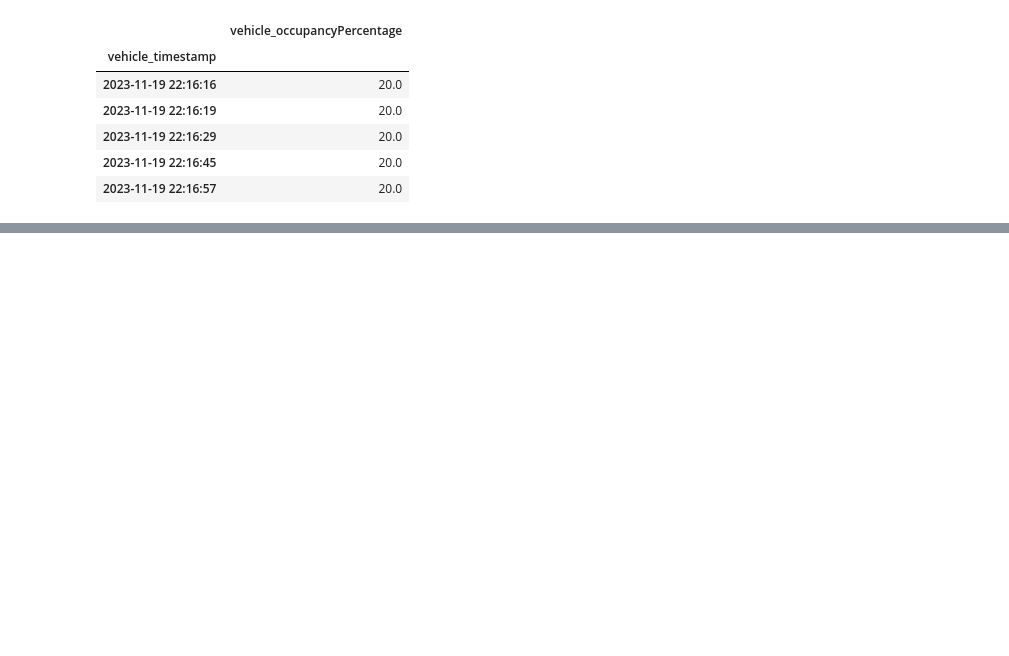
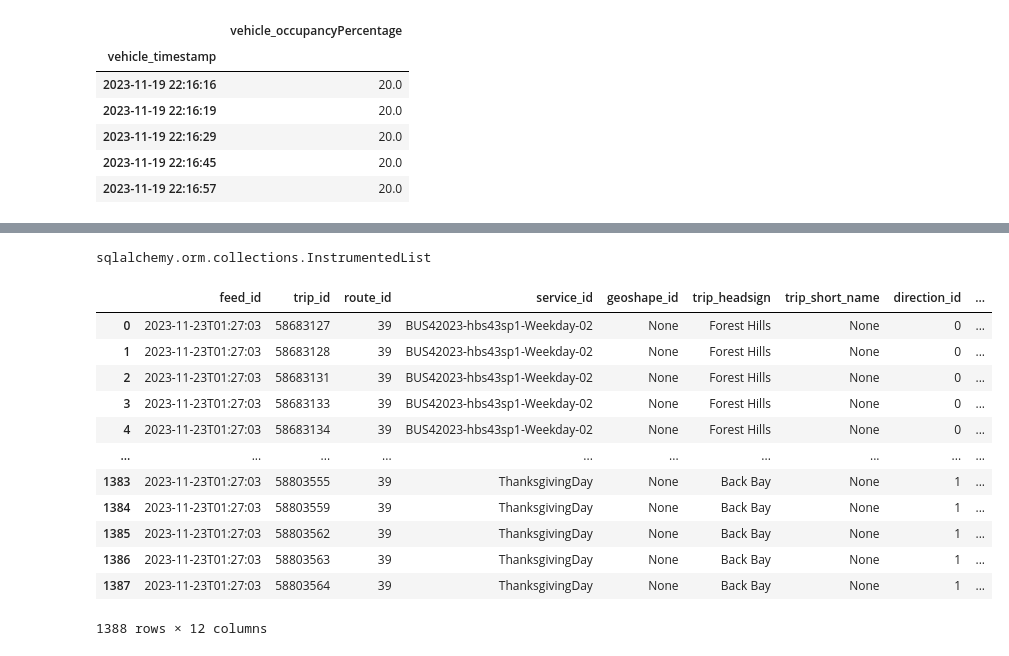
Before and after one commit to fabianabarca/ubuntu-gtfs2series, a Jupyter notebook: test_queries.ipynb, the cells around one changed output, grey strips where cells are left out. Drawn from its saved outputs; the diff is of its cells as text; code cells hidden in the pictures; blank space fills up the shorter version.

```diff
--- a/test_queries.ipynb
+++ b/test_queries.ipynb
@@ -58,0 +82,5 @@ fig.savefig("test.jpg")
+# %%
+# Create database engine and make session
+engine = create_engine(f"{system}://{user}:{password}@{host}:{port}/{name}")
+Session = sessionmaker(bind=engine)
+session = Session()
@@ -58,0 +112,29 @@ fig.savefig("test.jpg")
+# %%
+type(agencies)
+# %% [output]
+sqlalchemy.orm.collections.InstrumentedList
+# %%
+# Query all trips for a route
+trips = (
+    session.query(Trip)
+    .filter(Trip.feed_id == "2023-11-23T01:27:03")
+    .filter(Trip.route_id == "39")
+)
+# %%
+df = pd.read_sql(trips.statement, trips.session.bind)
+# %%
+df
+# %% [output]
+|  | feed_id | trip_id | route_id | service_id | geoshape_id | trip_headsign | trip_short_name | direction_id | ... |
+| 0 | 2023-11-23T01:27:03 | 58683127 | 39 | BUS42023-hbs43sp1-Weekday-02 | None | Forest Hills | None | 0 | ... |
+| 1 | 2023-11-23T01:27:03 | 58683128 | 39 | BUS42023-hbs43sp1-Weekday-02 | None | Forest Hills | None | 0 | ... |
+| 2 | 2023-11-23T01:27:03 | 58683131 | 39 | BUS42023-hbs43sp1-Weekday-02 | None | Forest Hills | None | 0 | ... |
+| 3 | 2023-11-23T01:27:03 | 58683133 | 39 | BUS42023-hbs43sp1-Weekday-02 | None | Forest Hills | None | 0 | ... |
+| 4 | 2023-11-23T01:27:03 | 58683134 | 39 | BUS42023-hbs43sp1-Weekday-02 | None | Forest Hills | None | 0 | ... |
+| ... | ... | ... | ... | ... | ... | ... | ... | ... | ... |
+| 1383 | 2023-11-23T01:27:03 | 58803555 | 39 | ThanksgivingDay | None | Back Bay | None | 1 | ... |
+| 1384 | 2023-11-23T01:27:03 | 58803559 | 39 | ThanksgivingDay | None | Back Bay | None | 1 | ... |
+| 1385 | 2023-11-23T01:27:03 | 58803562 | 39 | ThanksgivingDay | None | Back Bay | None | 1 | ... |
+| 1386 | 2023-11-23T01:27:03 | 58803563 | 39 | ThanksgivingDay | None | Back Bay | None | 1 | ... |
+| 1387 | 2023-11-23T01:27:03 | 58803564 | 39 | ThanksgivingDay | None | Back Bay | None | 1 | ... |
+1388 rows × 12 columns
```
Also changed, not shown: parts of 9 cells of this notebook, 5 other files.
